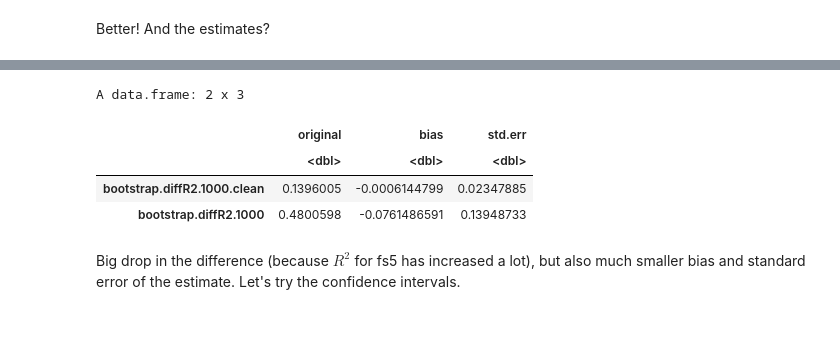
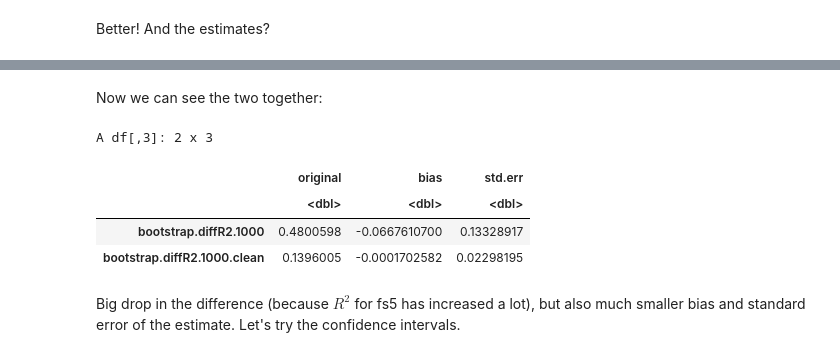
Before and after one commit to imalone/bootstrap-demo, a Jupyter notebook: bootstrap-demo.ipynb, the cells around one changed output, grey strips where cells are left out. Cells and saved outputs as stored; diff of their text form; code cells hidden in the pictures; blank space fills up the shorter version.

Commit message:
Add illustrations, change around order (mention bootstrap checking earlier), remove some incorrect observations, add mention of rsample package.

```diff
--- a/bootstrap-demo.ipynb
+++ b/bootstrap-demo.ipynb
@@ -26,6 +30,6 @@ suppressPackageStartupMessages({
     })
 # read the TIV data
 mydata <- read.dta("comparison_TIV_all_resp_2.dta")
-mydata <- filter(mydata,!is.na(man))
+mydata <- filter(mydata,!is.na(man)) %>% select(man,fs5,spm12_mwc)
 head(mydata)
 # %% [output]
@@ -211,12 +184,14 @@ Better! And the estimates?
+# %% [markdown]
+Now we can see the two together:
 # %%
-# New one
+summary.1000 <- makesummary(bootstrap.diffR2.1000)
 summary.1000.clean <- makesummary(bootstrap.diffR2.1000.clean)
-rbind(summary.1000.clean,summary.1000)
+rbind(summary.1000,summary.1000.clean)
 # %% [output]
-A data.frame: 2 x 3
+A df[,3]: 2 x 3
 |  | original | bias | std.err |
 |  | <dbl> | <dbl> | <dbl> |
-| bootstrap.diffR2.1000.clean | 0.1396005 | -0.0006144799 | 0.02347885 |
-| bootstrap.diffR2.1000 | 0.4800598 | -0.0761486591 | 0.13948733 |
+| bootstrap.diffR2.1000 | 0.4800598 | -0.0667610700 | 0.13328917 |
+| bootstrap.diffR2.1000.clean | 0.1396005 | -0.0001702582 | 0.02298195 |
 # %% [markdown]
 Big drop in the difference (because $R^2$ for fs5 has increased a lot), but also much smaller bias and standard error of the estimate. Let's try the confidence intervals.
```
Also changed, not shown: parts of 57 cells of this notebook, 4 other files.
